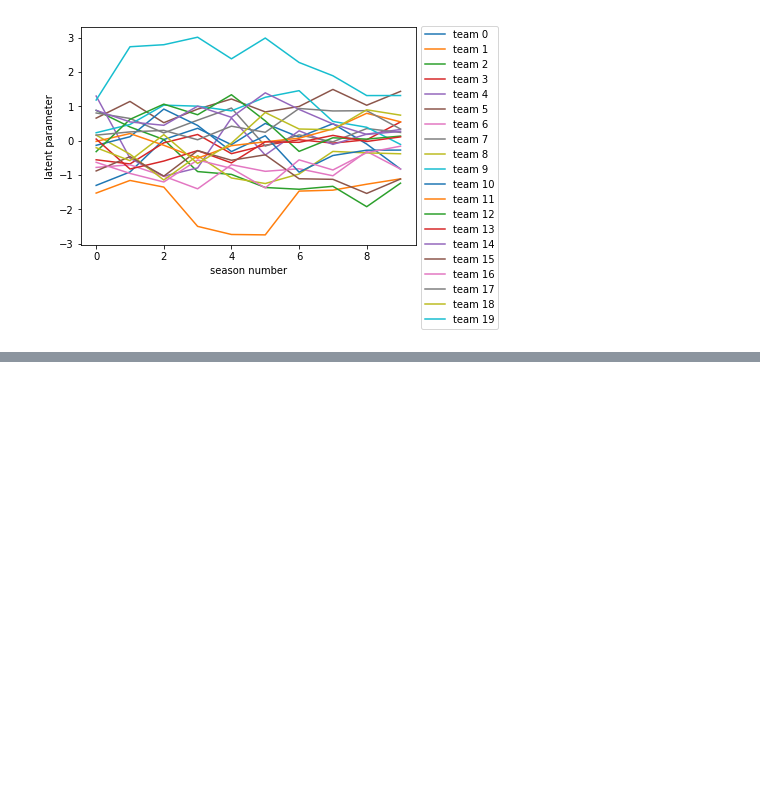
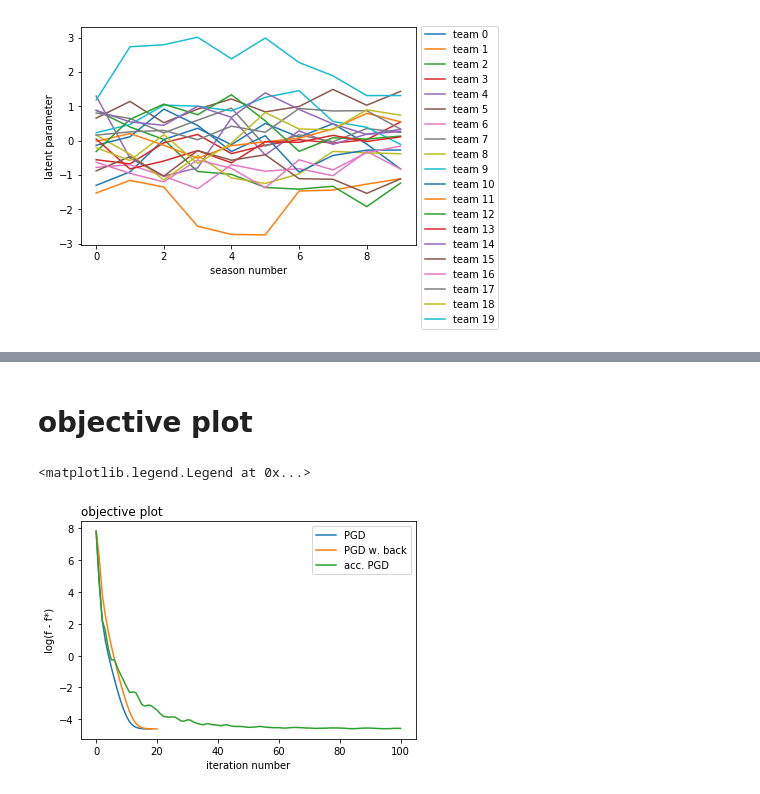
Before and after one commit to shamindras/bradley-terry-convexopt, a Jupyter notebook: python/jupyter/1. proximal gradient method.ipynb, the cells around one changed output, grey strips where cells are left out. Cells and saved outputs as stored; diff of their text form; code cells hidden in the pictures; blank space fills up the shorter version.

```diff
--- a/python/jupyter/1. proximal gradient method.ipynb
+++ b/python/jupyter/1. proximal gradient method.ipynb
@@ -44,7 +53,7 @@ def objective_l2(beta, game_matrix_list, l_penalty):
     # compute l2 penalty
     l2_penalty = np.sum(np.square(beta[:-1]-beta[1:]))
 
-    return model.loglike(beta, game_matrix_list) + l_penalty * l2_penalty
+    return model.neg_log_like(beta, game_matrix_list) + l_penalty * l2_penalty
 # %%
 def prox_l2(beta, s, l):
     '''
@@ -136,0 +197,31 @@ plt.legend(loc='upper left', bbox_to_anchor=(1, 1.03, 1, 0))
+# %%
+# intiialize optimization
+T, N = data.shape[0:2]
+beta = np.zeros(data.shape[:2])
+beta_diff = np.zeros(data.shape[:2])
+
+# initialize record
+objective_acc = [objective_l2(beta, data, l_penalty)]
+print("initial objective value: %f"%objective_acc[-1])
+
+# iteration
+for i in range(100):
+    # compute gradient
+    gradient = model.grad_nl(beta, data).reshape([T,N])
+
+    # proximal gradient update
+    beta_new = beta + ((i-1)/(i+2)) * beta_diff
+    beta_new = prox_l2(beta_new - step_size*gradient, step_size, l_penalty)
+    beta_diff = beta_new - beta
+    beta = beta_new
+
+    # objective value
+    objective_acc.append(objective_l2(beta, data, l_penalty))
+
+    print("%d-th PGD, objective value: %f"%(i+1, objective_acc[-1]))
+#     if objective_acc[-2] - objective_acc[-1] < ths:
+#         print("Converged!")
+#         break
+
+# if i >= max_iter:
+#     print("Not converged.")
@@ -136,0 +263,17 @@ plt.legend(loc='upper left', bbox_to_anchor=(1, 1.03, 1, 0))
+# %% [markdown]
+# objective plot
+# %%
+obj_opt = np.min([np.min(objective_vanilla),
+                  np.min(objective_wback),
+                  np.min(objective_acc)]) - 0.01
+# %%
+plt.plot(np.log(objective_vanilla - obj_opt), label="PGD")
+plt.plot(np.log(objective_wback - obj_opt), label="PGD w. back")
+plt.plot(np.log(objective_acc - obj_opt), label="acc. PGD")
+plt.title("objective plot", loc='left')
+plt.xlabel("iteration number")
+plt.ylabel("log(f - f*)")
+plt.legend()
+# %% [output]
+<matplotlib.legend.Legend at 0x...>
+[figure, added]
```
Also changed, not shown: parts of 8 cells of this notebook.
